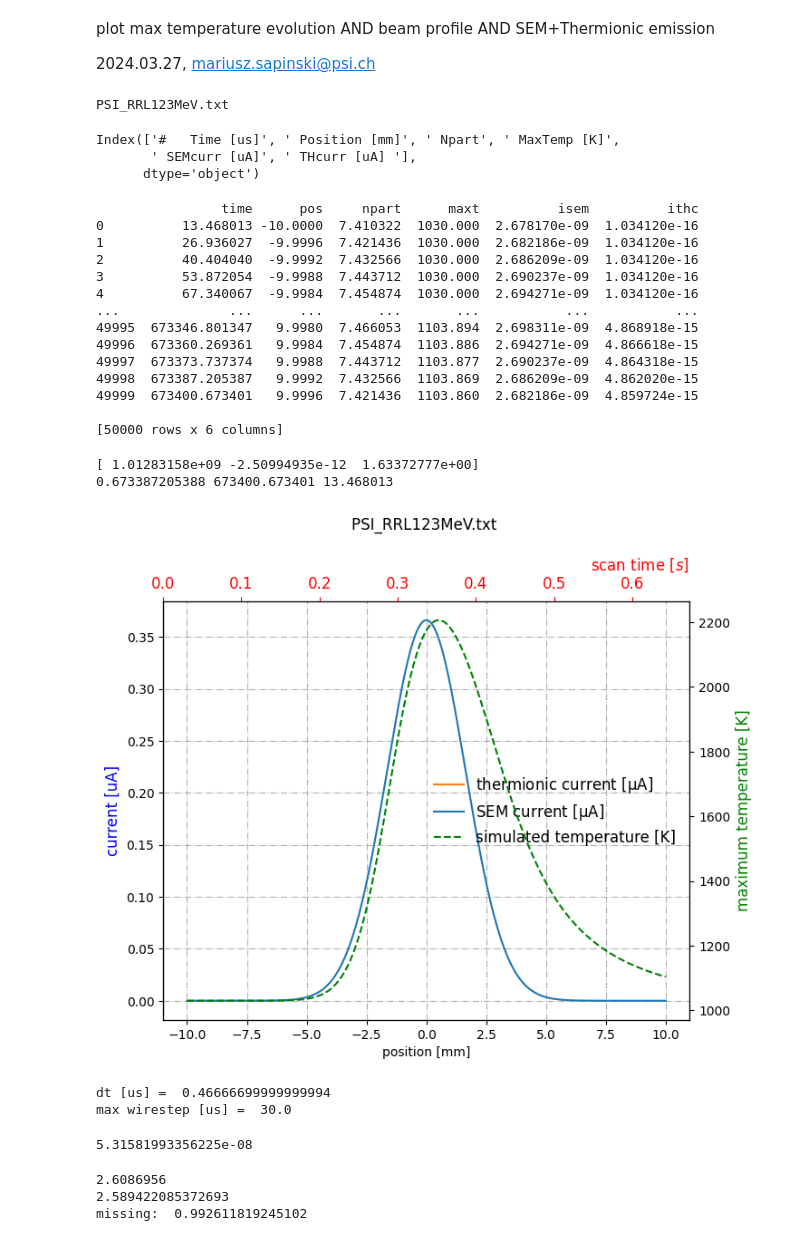
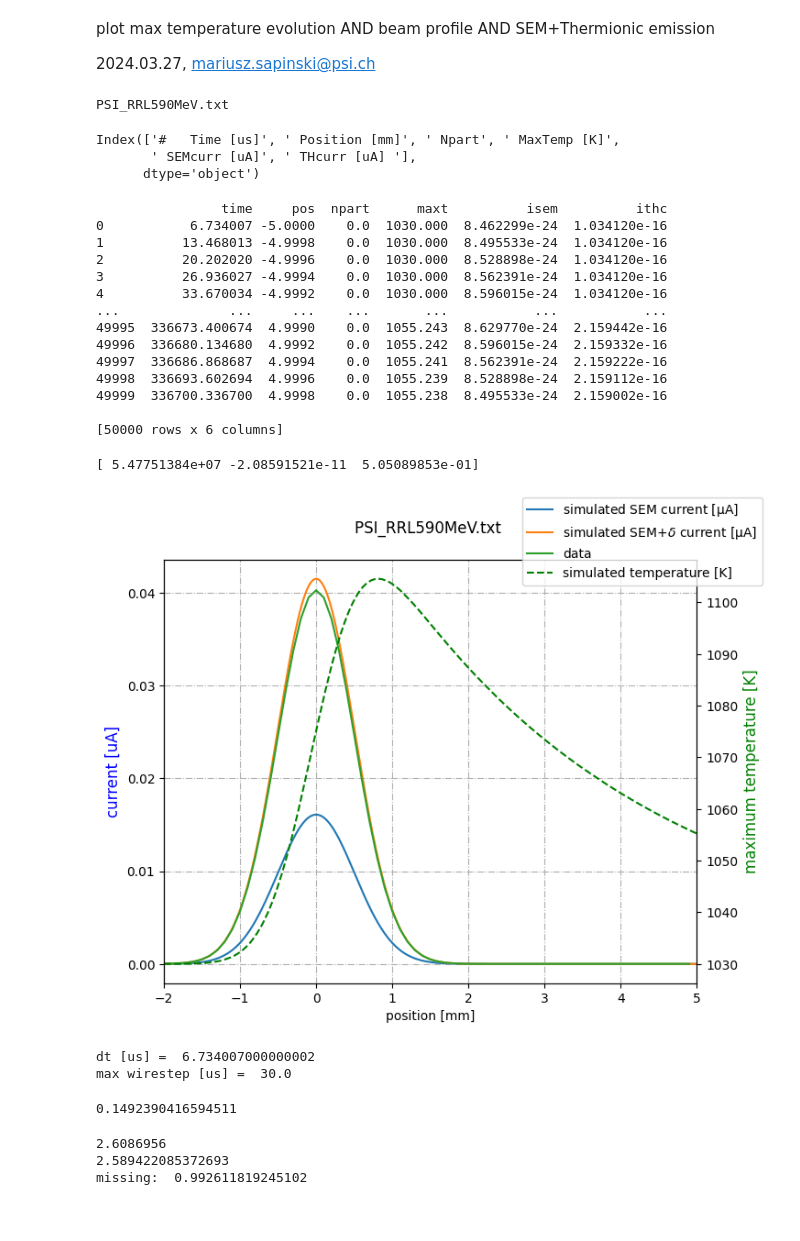
Before and after one commit to ClaudePP/PyTT, a Jupyter notebook: Output/plot_All.ipynb, the cells around one changed output. Saved outputs shown, nothing was run; the diff lists cells and outputs as text; code cells hidden in the pictures.

```diff
--- a/Output/plot_All.ipynb
+++ b/Output/plot_All.ipynb
@@ -11,7 +11,8 @@ import numpy as np
 #matplotlib notebook
 # %%
 #sfile="PSI_RRL123MeV.txt"
-sfile="Last.txt"
+sfile="PSI_RRL590MeV.txt"
+#sfile="Last.txt"
 # %%
 # read simulation configuration file name
 with open(sfile) as f:
@@ -19,7 +20,7 @@ with open(sfile) as f:
 confname=cfname[26:]
 print(confname)
 # %% [output]
-PSI_RRL123MeV.txt
+PSI_RRL590MeV.txt
 # %%
 # for WIRESCANNER option output only
 #dft = pd.read_csv("MaxTempVSTime.txt", skiprows=3, delim_whitespace=True, names=["em","time","pos","maxT"])
@@ -41,18 +42,18 @@ df.rename({"#   Time [us]":"time"," Position [mm]":"pos"," Npart":"npart"," MaxT
 #print(dfc)
 print(df)
 # %% [output]
-                time      pos     npart      maxt          isem          ithc
-0          13.468013 -10.0000  7.410322  1030.000  2.678170e-09  1.034120e-16
-1          26.936027  -9.9996  7.421436  1030.000  2.682186e-09  1.034120e-16
-2          40.404040  -9.9992  7.432566  1030.000  2.686209e-09  1.034120e-16
-3          53.872054  -9.9988  7.443712  1030.000  2.690237e-09  1.034120e-16
-4          67.340067  -9.9984  7.454874  1030.000  2.694271e-09  1.034120e-16
-...              ...      ...       ...       ...           ...           ...
-49995  673346.801347   9.9980  7.466053  1103.894  2.698311e-09  4.868918e-15
-49996  673360.269361   9.9984  7.454874  1103.886  2.694271e-09  4.866618e-15
-49997  673373.737374   9.9988  7.443712  1103.877  2.690237e-09  4.864318e-15
-49998  673387.205387   9.9992  7.432566  1103.869  2.686209e-09  4.862020e-15
-49999  673400.673401   9.9996  7.421436  1103.860  2.682186e-09  4.859724e-15
+                time     pos  npart      maxt          isem          ithc
+0           6.734007 -5.0000    0.0  1030.000  8.462299e-24  1.034120e-16
+1          13.468013 -4.9998    0.0  1030.000  8.495533e-24  1.034120e-16
+2          20.202020 -4.9996    0.0  1030.000  8.528898e-24  1.034120e-16
+3          26.936027 -4.9994    0.0  1030.000  8.562391e-24  1.034120e-16
+4          33.670034 -4.9992    0.0  1030.000  8.596015e-24  1.034120e-16
+...              ...     ...    ...       ...           ...           ...
+49995  336673.400674  4.9990    0.0  1055.243  8.629770e-24  2.159442e-16
+49996  336680.134680  4.9992    0.0  1055.242  8.596015e-24  2.159332e-16
+49997  336686.868687  4.9994    0.0  1055.241  8.562391e-24  2.159222e-16
+49998  336693.602694  4.9996    0.0  1055.239  8.528898e-24  2.159112e-16
+49999  336700.336700  4.9998    0.0  1055.238  8.495533e-24  2.159002e-16
 
 [50000 rows x 6 columns]
 # %%
@@ -62,7 +63,8 @@ def gauss_function(x, a, x0, sigma):
 fig, ax = plt.subplots(1, figsize=(7.5,6))
 
 # factor 2 is for 2 wires
-hsimse, = ax.plot([x*1 for x in df["pos"]],[x for x in df["isem"]],label=r"SEM current [$\rm \mu A$]")
+hsimse, = ax.plot([x*1 for x in df["pos"]],[x for x in df["isem"]],label=r"simulated SEM current [$\rm \mu A$]")
+hsimsec, = ax.plot([x*1 for x in df["pos"]],[2.58*x for x in df["isem"]],label=r"simulated SEM+$\delta$ current [$\rm \mu A$]")
 #hsimit, = ax.plot([x*1 for x in df["pos"]],[2*x/1000 for x in df["ithc"]],label=r"thermionic current/10 [$\rm \mu A$]")
 #hsimit, = ax.plot([x*1 for x in df["pos"]],[x for x in df["ithc"]],label=r"thermionic current [$\rm \mu A$]")
 scale=1.1*df["isem"].max()/df["npart"].max()
@@ -70,43 +72,47 @@ scale=1.1*df["isem"].max()/df["npart"].max()
 
 
 #hbeamp, = ax.plot([x*1 for x in df["pos"]],[scale*x for x in df["npart"]],"y--",label="beam profile [a.u.]")
 ax.set_title(confname)
 #ax.set_ylim(0,0.6)
 ax.grid(True, linestyle='-.')
 
 # fit gauss to make sure it corresponds to input
 popt, pcov = curve_fit(gauss_function, df['pos'], df["npart"], p0 = [df['npart'].max(), 0.0, 1.0])
 print(popt)
 #ax.plot(x, gauss_function(x, *popt), label='fit')
 
 axtemp = ax.twinx()
 #axtemp.set_ylim(0,2800)
 hsimt, = axtemp.plot([x*1 for x in df["pos"]],df["maxt"],'g--',label="simulated temperature [K]")
 axtemp.set_ylabel("maximum temperature [K]", fontsize=12, color='g')
 
 ax.set_xlabel("position [mm]")
 ax.set_ylabel("current [uA]", fontsize=12, color='b')
 
-axtime = ax.twiny()
+#axtime = ax.twiny()
 tlimend=(df["time"].iloc[-1]-df["time"].iloc[0])/1e6 # ? 60 mm/s
-print(tlimend,df["time"].iloc[-1],df["time"].iloc[0])
-axtime.set_xlim(0,tlimend)
-axtime.set_xlabel(r"scan time [$s$]",loc="right",fontsize=12, color='red', labelpad=5)
-axtime.tick_params(axis='x', colors='red', labelsize=12)    #setting up X-axis tick color to red
+#print(tlimend,df["time"].iloc[-1],df["time"].iloc[0])
+#axtime.set_xlim(0,tlimend)
+#axtime.set_xlabel(r"scan time [$s$]",loc="right",fontsize=12, color='red', labelpad=5)
+#axtime.tick_params(axis='x', colors='red', labelsize=12)    #setting up X-axis tick color to red
 #ax.tick_params(axis='both', which='major', labelsize=10)
 
-#ax.set_xlim(-2,3)
+ax.set_xlim(-2,5)
 
 
-ax.legend(handles=[hsimit,hsimse,hsimt], fontsize=12, frameon=False)
+#ax.legend(handles=[hsimit,hsimse,hsimt], fontsize=12, frameon=False)
 #ax.legend(handles=[hsimse,hsimt,hbeamp], fontsize=12, frameon=False)
 #ax.grid()
 
+# data fit
+xf=np.arange(-4.0,5.0,0.1)
+ax.plot(xf,gauss_function(xf,0.0403,0.0,0.505), label="data")
+fig.legend()
+
 plt.savefig('all.png')
 # %% [output]
-[ 1.01283158e+09 -2.50994935e-12  1.63372777e+00]
-0.673387205388 673400.673401 13.468013
+[ 5.47751384e+07 -2.08591521e-11  5.05089853e-01]
-[figure, old version]
+[figure, new version]
 # %%
 dw=30e-6
 vw=1
@@ -114,13 +120,13 @@ vw=1
 print("dt [us] = ",df["time"].iloc[2]-df["time"].iloc[1])
 print("max wirestep [us] = ",dw/vw*1e6)
 # %% [output]
-dt [us] =  0.46666699999999994
+dt [us] =  6.734007000000002
 max wirestep [us] =  30.0
 # %%
 # max SEM current [uA]
 print(max(df['isem']))
 # %% [output]
-5.31581993356225e-08
+0.1492390416594511
 # %%
 # compare numbers of protons
 Np=2e13
```
Also changed, not shown: 18 other files.
